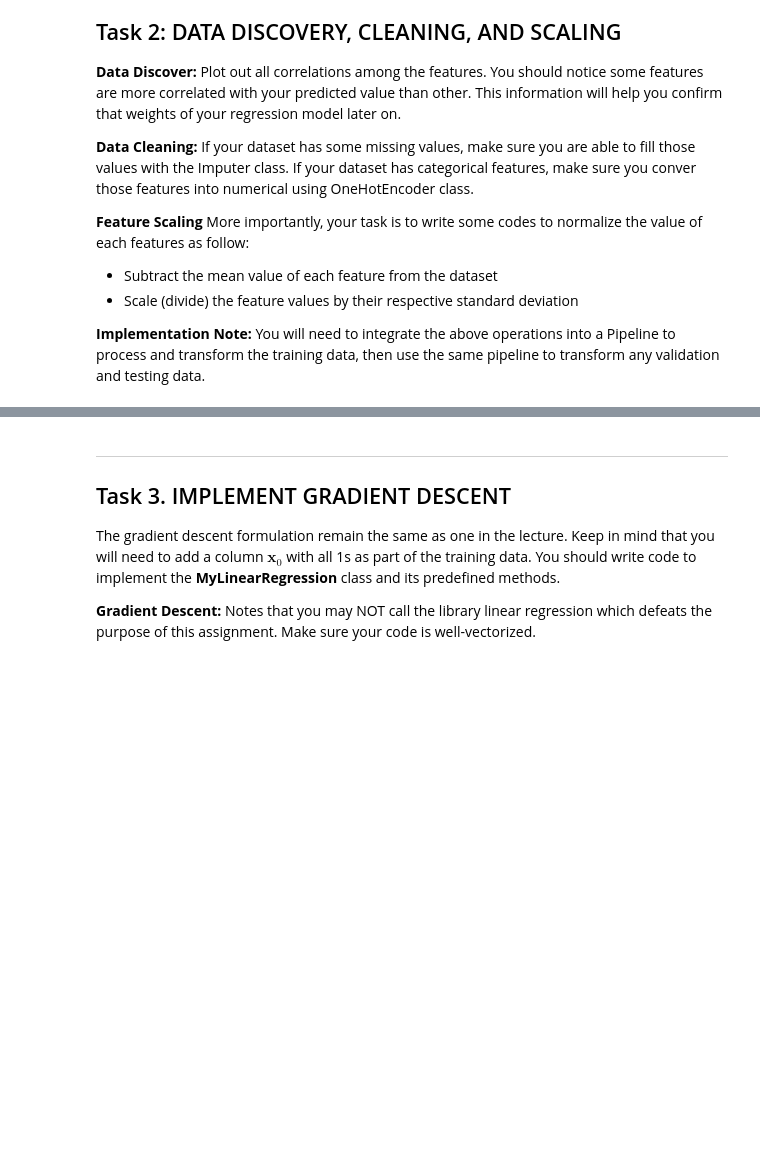
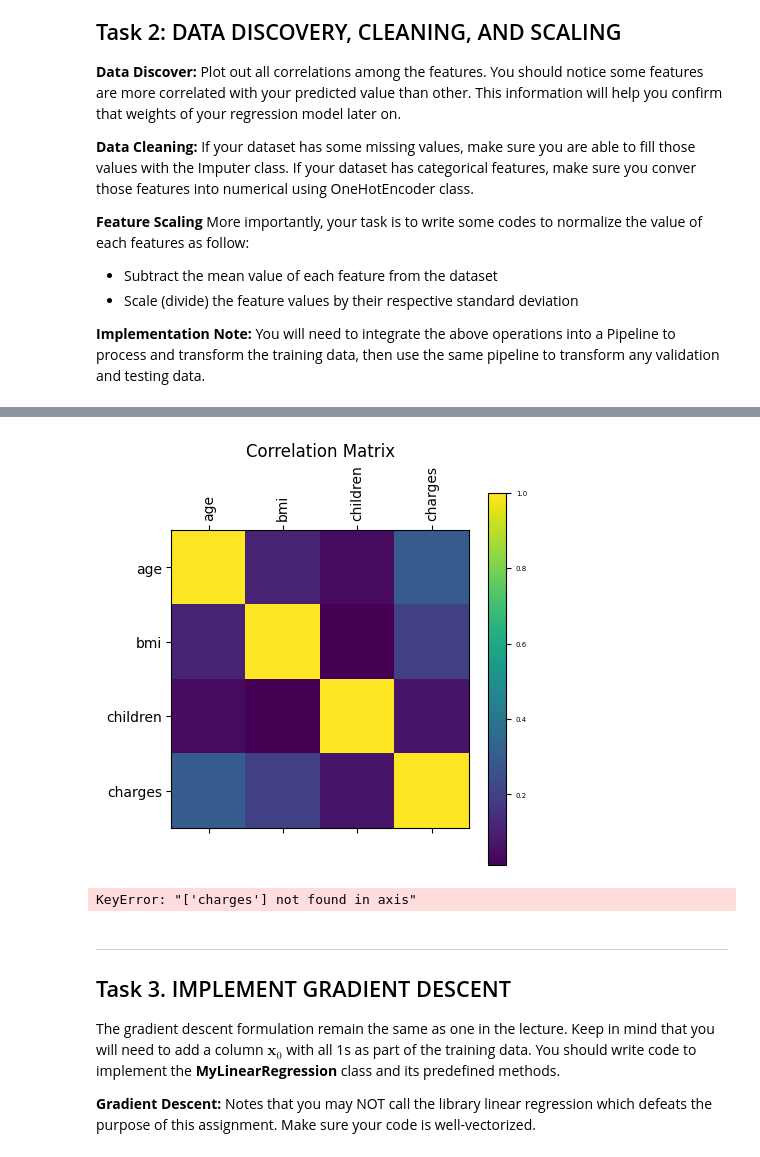
Before and after one commit to helen-yao/ML4VA, a Jupyter notebook: jdj9ng_assignment_1.ipynb, the cells around one changed output, grey strips where cells are left out. Drawn from its saved outputs; the diff is of its cells as text; code cells hidden in the pictures; blank space fills up the shorter version.

```diff
--- a/jdj9ng_assignment_1.ipynb
+++ b/jdj9ng_assignment_1.ipynb
@@ -33,3 +36,10 @@ import pandas as pd
 np.random.seed(42)
 
 # Your code goes here for this section, make sure you also include the output to answer the above questions.
+
+insurance = pd.read_csv("./insurance.csv")
+
+# outputting answers
+print(insurance.info()) #73.3 kb --> 0.0733 MB, 1338 entries, 7 features, includes 3 categorical attributes (object type),
+print(insurance.isnull().sum()) # no null values
+print(insurance.describe()) # mean, min, max, median, first and third quartile, etc
@@ -64,0 +98,17 @@ y_test = [];
+# %%
+#plotting correlation
+plt.matshow(insurance.corr(numeric_only=True))
+
+# plt.xticks(range(insurance.select_dtypes(['number']).shape[1]), insurance.select_dtypes(['number']).columns, fontsize=10, rotation=90)
+# plt.yticks(range(insurance.select_dtypes(['number']).shape[1]), insurance.select_dtypes(['number']).columns, fontsize=10)
+
+plt.xticks(range(insurance.select_dtypes(['number']).shape[1]), insurance.select_dtypes(['number']).columns, fontsize=10, rotation=90)
+plt.yticks(range(insurance.select_dtypes(['number']).shape[1]), insurance.select_dtypes(['number']).columns, fontsize=10)
+
+cb = plt.colorbar()
+cb.ax.tick_params(labelsize=5)
+
+plt.title('Correlation Matrix')
+plt.show()
+# %% [output]
+[figure, added]
@@ -64,0 +123,9 @@ y_test = [];
+# %%
+insurance_tr = insurance.copy()
+insurance_tr.head()
+insurance = insurance_tr.drop("charges", axis=1)
+insurance_labels = insurance_tr["charges"].copy()
+
+X_train, X_test, y_train, y_test = train_test_split(insurance, insurance_labels, test_size=0.1)
+# %% [output]
+KeyError: "['charges'] not found in axis"
```
Also changed, not shown: parts of 8 cells of this notebook, 1 other file.
